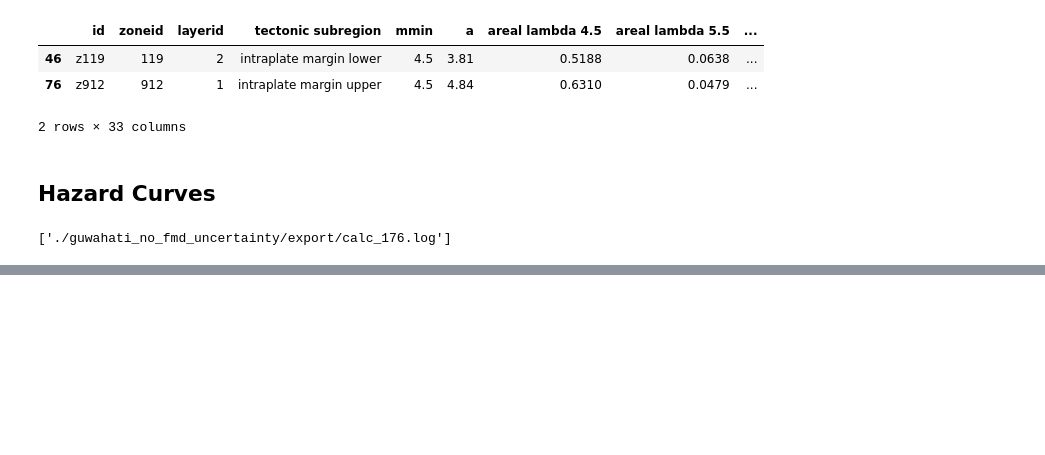
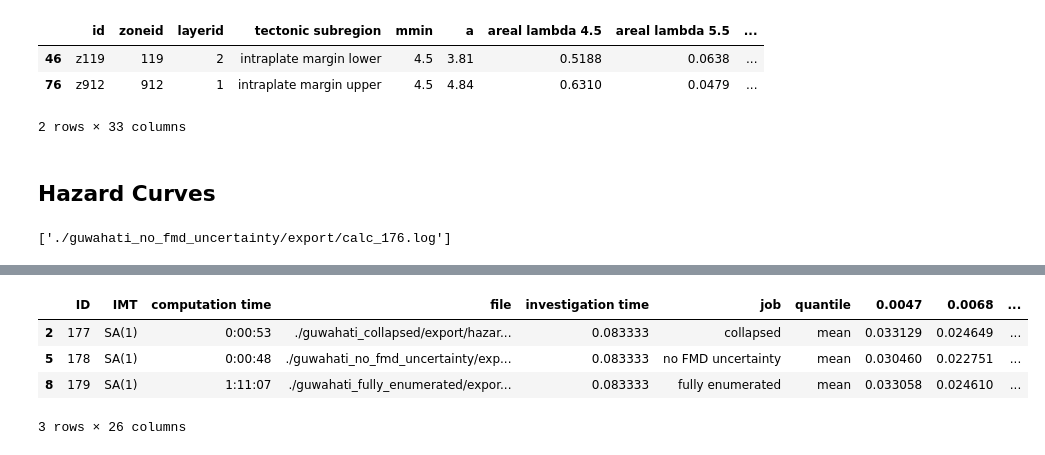
Before and after one commit to nackerley/indian-subcontinent-psha, a Jupyter notebook: Jobs/Guwahati.ipynb, the cells around one changed output, grey strips where cells are left out. Saved outputs shown, nothing was run; the diff lists cells and outputs as text; code cells hidden in the pictures; blank space fills up the shorter version.

```diff
--- a/Jobs/Guwahati.ipynb
+++ b/Jobs/Guwahati.ipynb
@@ -251,0 +262,8 @@ fig.savefig(file_name, dpi=600, bbox_inches='tight', transparent=True)
+# %%
+df_imt
+# %% [output]
+|  | ID | IMT | computation time | file | investigation time | job | quantile | 0.0047 | 0.0068 | ... |
+| 2 | 177 | SA(1) | 0:00:53 | ./guwahati_collapsed/export/hazar... | 0.083333 | collapsed | mean | 0.033129 | 0.024649 | ... |
+| 5 | 178 | SA(1) | 0:00:48 | ./guwahati_no_fmd_uncertainty/exp... | 0.083333 | no FMD uncertainty | mean | 0.030460 | 0.022751 | ... |
+| 8 | 179 | SA(1) | 1:11:07 | ./guwahati_fully_enumerated/expor... | 0.083333 | fully enumerated | mean | 0.033058 | 0.024610 | ... |
+3 rows × 26 columns
```
Also changed, not shown: parts of 8 cells of this notebook, 5 other files.
